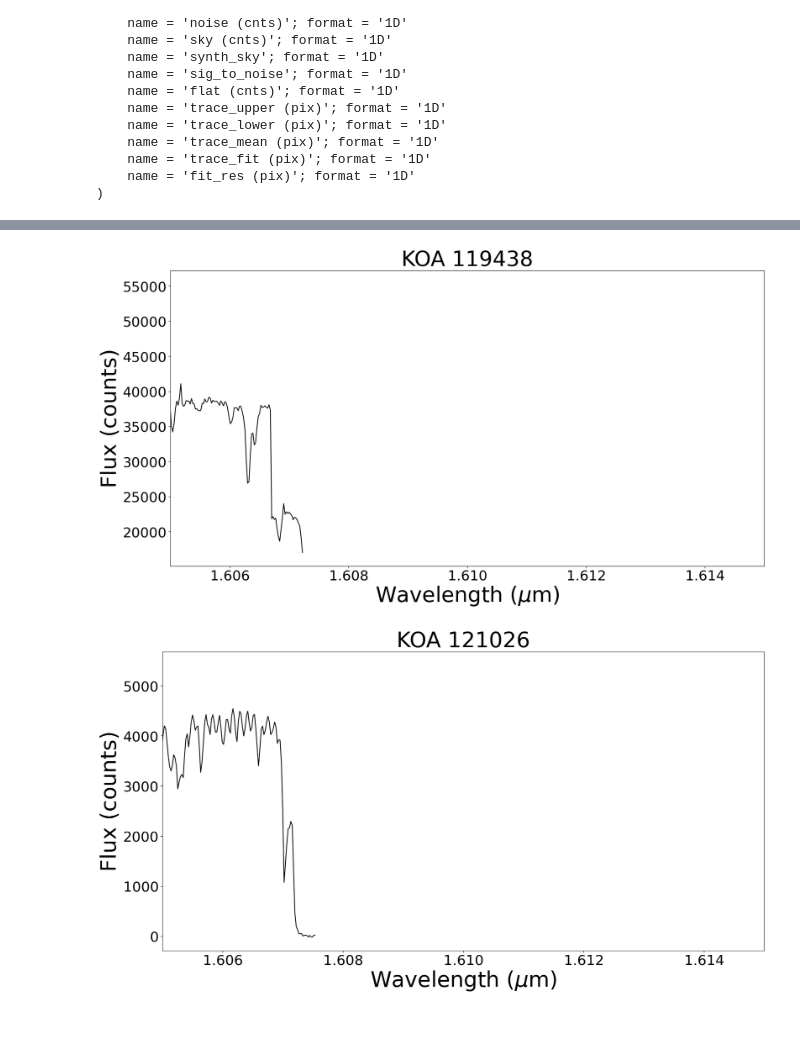
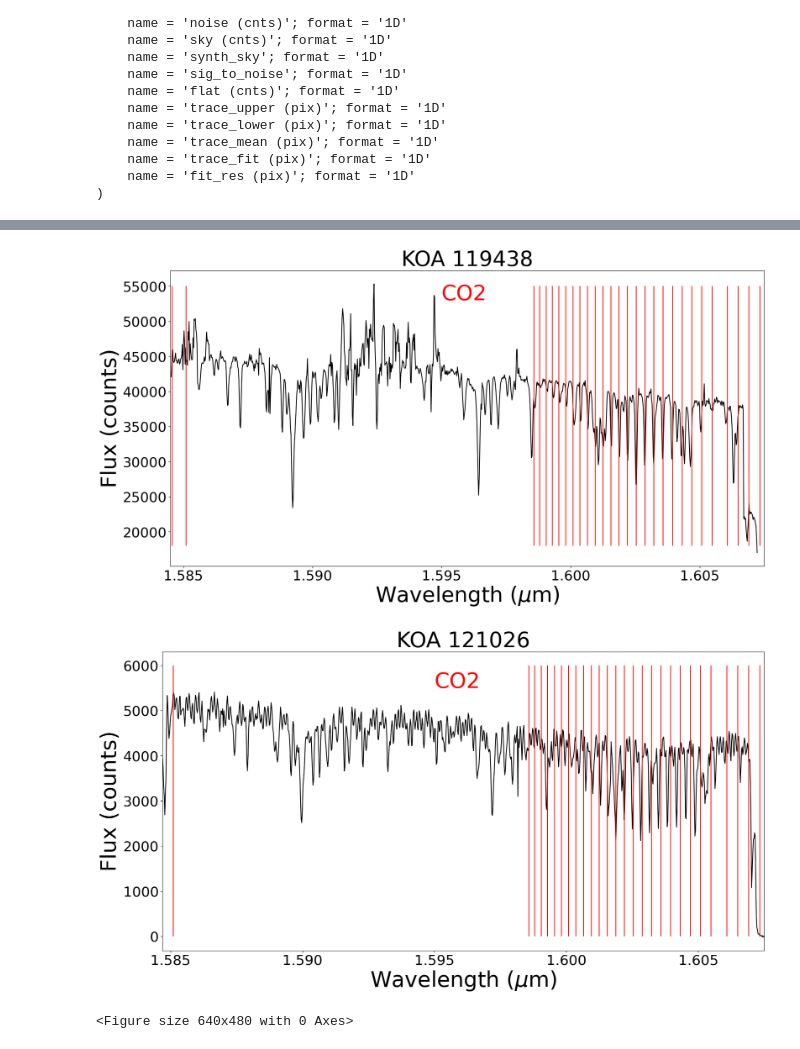
Before and after one commit to NireAstro/KOA_Climate, a Jupyter notebook: individual_co2_plot.ipynb, the cells around one changed output, grey strips where cells are left out. Saved outputs shown, nothing was run; the diff lists cells and outputs as text; code cells hidden in the pictures.

```diff
--- a/individual_co2_plot.ipynb
+++ b/individual_co2_plot.ipynb
@@ -291,9 +414,12 @@ ts = 26 # Tick size
 plt.figure(figsize = (20,10)) # Figure size
 plt.plot(j, z, color = 'k', label = 'data') # plotting wavelength vs. flux and coloring the data
 
-plt.xlim([1.605, 1.615]) # Limits of the x-axis
+plt.xlim([1.5845, 1.6075]) # Limits of the x-axis
 plt.xticks(fontsize = ts) # Tick size on the x-axis
 plt.yticks(fontsize = ts) # Tick size on the y-axis
+
+plt.vlines(co2['j'], ymin = 18000, ymax = 55000, color = 'r', label = 'CO2')
+plt.text(1.595, 53000,'CO2', fontsize=fs, color='r')
 
 plt.xlabel('Wavelength ($\mu$m)', fontsize = fs) # Labelling the x-axis and applying fontsize
 plt.ylabel('Flux (counts)', fontsize = fs) # Labelling the y-axis and applying fontsize
@@ -301,7 +427,7 @@ plt.title('KOA 119438', fontsize = fs) # Giving the plot a title and applying fo
 
 plt.show() # Show the plot
 # %% [output]
-[figure, old version]
+[figure, new version]
 # %%
 # KOA_121026
 fits_file_k = fits.open('/Users/erin/Documents/Projects/KOA_Climate/data/KOA_121026/NIRSPEC/extracted/fitstbl/flux/NS.20150531.20298_48_flux_tbl.fits.gz')
@@ -312,23 +438,33 @@ data_k = data_class_k.data # Get the data from data_class
 k = data_k['wave (A)'] # Get the wavelength column
 ab = data_k['flux (cnts)'] # Get the flux column
 k = k / 10000 # Convert the wavelength from Angstroms to microns
+# %%
+co2 = pd.read_csv('data/C02_1.4_1.7.txt',sep=',') # Reading in the file
+co2['k'] = 1/co2['nu']
+co2['k'] = co2['k'] * 10**4# centimenters to microns
+co2 = co2[co2['sw'] > co2['sw'].quantile(0.99)] # strongest signals only
 # %%
 fs = 40 # Fontsize
 ts = 26 # Tick size
 plt.figure(figsize = (20,10)) # Figure size
 plt.plot(k, ab, color = 'k', label = 'data') # plotting wavelength vs. flux and coloring the data
 
-plt.xlim([1.605, 1.615]) # Limits of the x-axis
+plt.xlim([1.5847, 1.6075]) # Limits of the x-axis
 plt.xticks(fontsize = ts) # Tick size on the x-axis
 plt.yticks(fontsize = ts) # Tick size on the y-axis
+
+plt.vlines(co2['k'], ymin = 0, ymax = 6000, color = 'r', label = 'CO2')
+plt.text(1.595, 5500,'CO2', fontsize=fs, color='r')
 
 plt.xlabel('Wavelength ($\mu$m)', fontsize = fs) # Labelling the x-axis and applying fontsize
 plt.ylabel('Flux (counts)', fontsize = fs) # Labelling the y-axis and applying fontsize
 plt.title('KOA 121026', fontsize = fs) # Giving the plot a title and applying fontsize
 
 plt.show() # Show the plot
+plt.savefig('figs/KOA_121026_CO2.pdf') # Saving the plot
 # %% [output]
-[figure, old version]
+[figure, new version]
+<Figure size 640x480 with 0 Axes>
 # %%
 # KOA_127558
 fits_file_l = fits.open('/Users/erin/Documents/Projects/KOA_Climate/data/KOA_127558/NIRSPEC/extracted/fitstbl/flux/NS.20150531.20033_48_flux_tbl.fits.gz')
```
Also changed, not shown: parts of 38 cells of this notebook, 8 other files.
